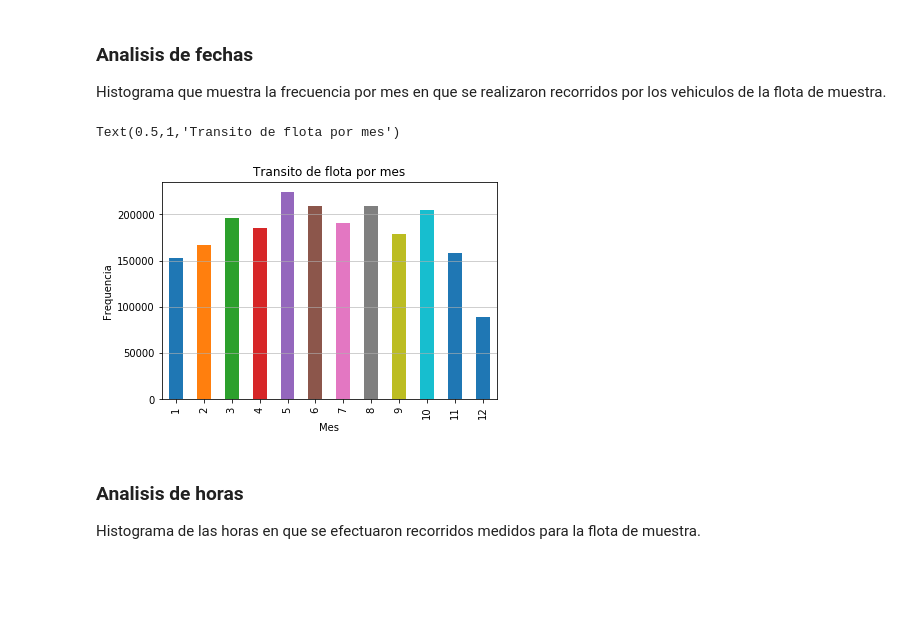
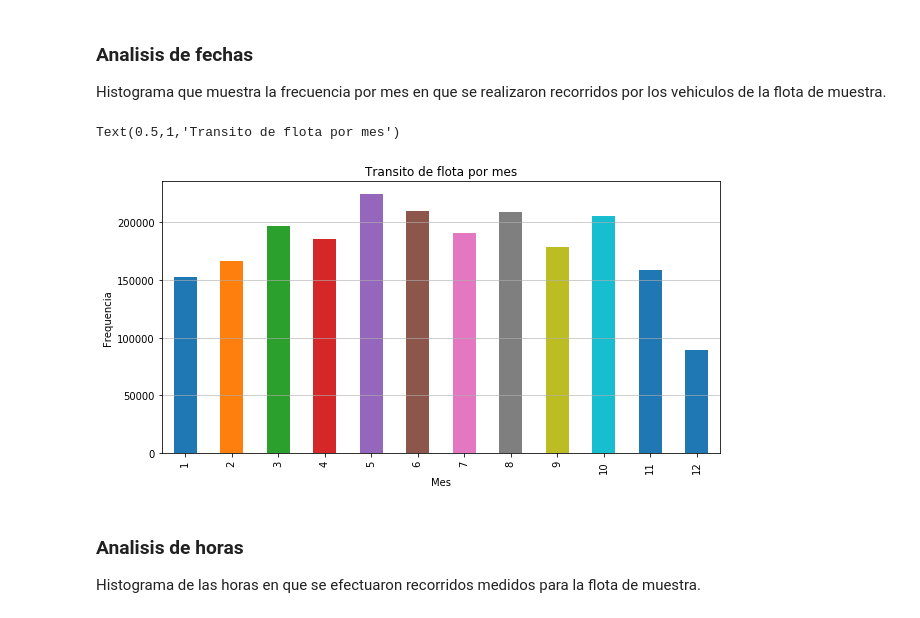
Before and after one commit to yieniggu/CTL-UNAB, a Jupyter notebook: historic data/Analisis Univariable de la data Historica.ipynb, the cells around one changed output. Drawn from its saved outputs; the diff is of its cells as text; code cells hidden in the pictures; blank space fills up the shorter version.

```diff
--- a/historic data/Analisis Univariable de la data Historica.ipynb
+++ b/historic data/Analisis Univariable de la data Historica.ipynb
@@ -94,19 +94,19 @@ Histograma que muestra la frecuencia por mes en que se realizaron recorridos por
 # %%
 # Transformamos las fechas a datetime
 historic_data["Fecha"] = pd.to_datetime(historic_data["Fecha"])
 
 # Obtenemos la data de las fechas
 uni_data = historic_data["Fecha"]
 
 # Agrupamos los datos por mes y ploteamos
-uni_data.groupby(uni_data.dt.month).count().plot(kind="bar")
+uni_data.groupby(uni_data.dt.month).count().plot.bar(figsize=(10,5))
 plt.grid(axis='y', alpha=0.75)
 plt.ylabel('Frequencia')
 plt.xlabel("Mes")
 plt.title("Transito de flota por mes")
 # %% [output]
 Text(0.5,1,'Transito de flota por mes')
-[figure, old version]
+[figure, new version]
 # %% [markdown]
 ### Analisis de horas
 
```
Also changed, not shown: parts of 2 cells of this notebook.
